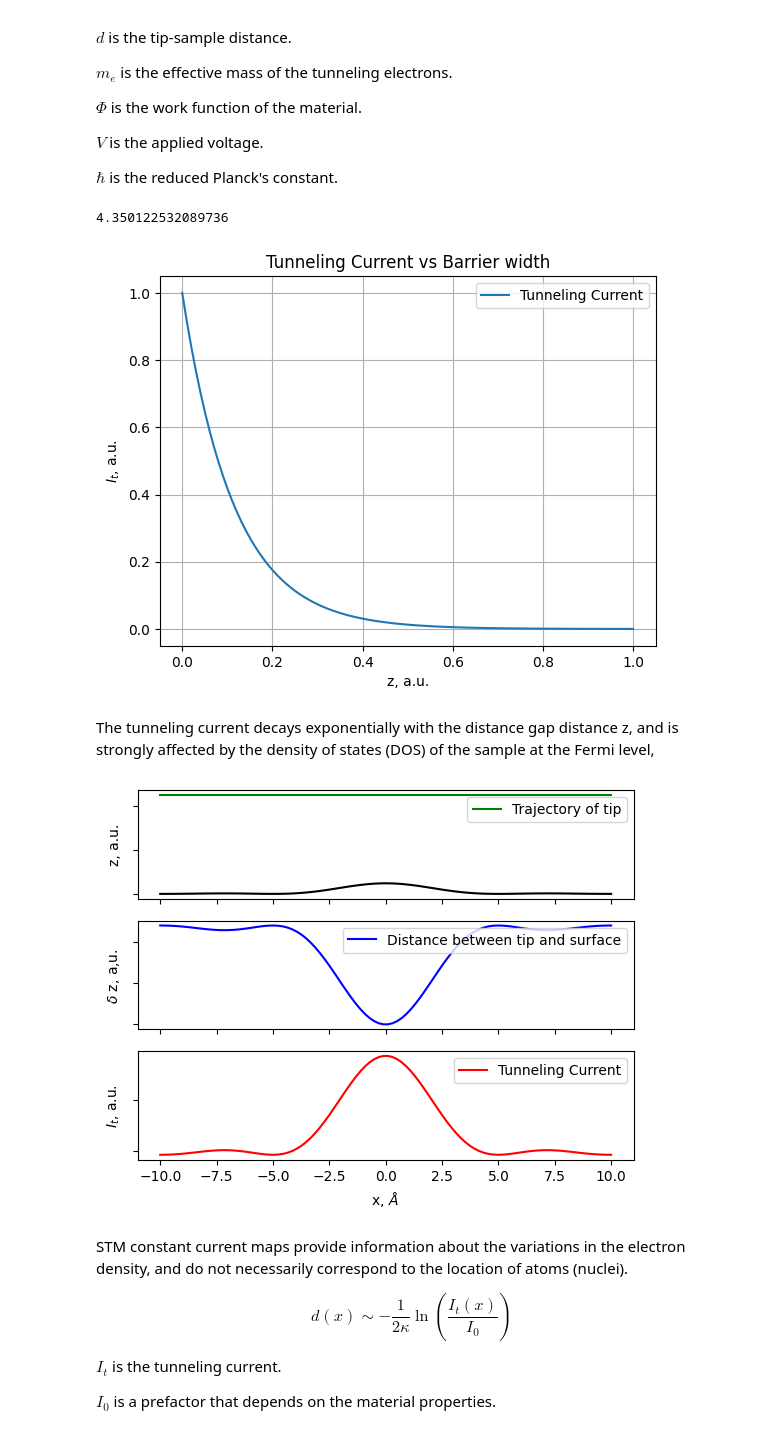
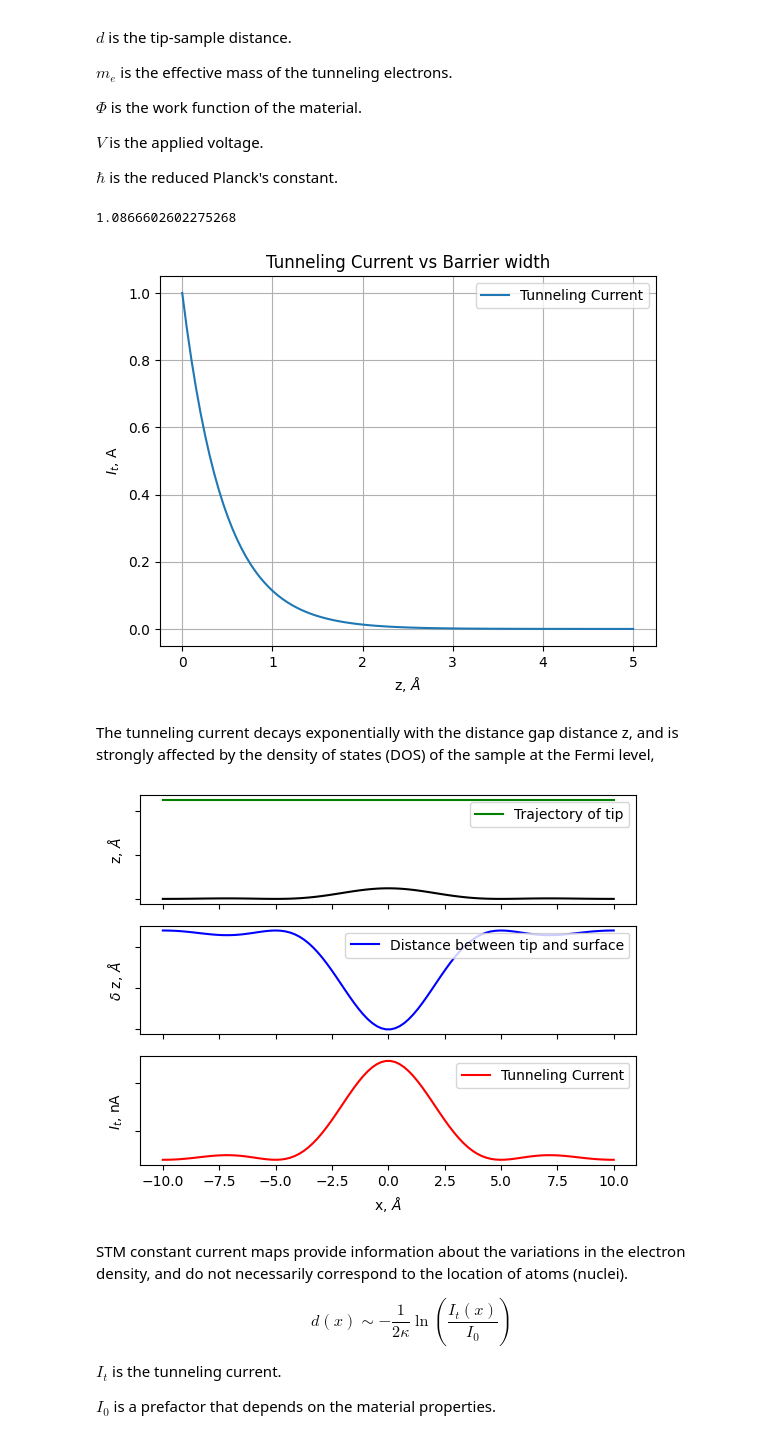
Before and after one commit to MariyaSV78/notebook_STM, a Jupyter notebook: STM/STM.ipynb, the cells around one changed output. Drawn from its saved outputs; the diff is of its cells as text; code cells hidden in the pictures.

```diff
--- a/STM/STM.ipynb
+++ b/STM/STM.ipynb
@@ -81,32 +77,39 @@ $\hbar$  is the reduced Planck's constant.
 # %%
 import numpy as np
 import matplotlib.pyplot as plt
 from scipy.integrate import cumtrapz
 
+"""
+    Dependence of the tunnel current on the barrier width.
+
+    In this section we also calculate the value of the wave vector for studing system. This value will be used in previous blocks.
+
+"""
+
 # Using parameters
 I0 = 1.0  # Adjust as needed
-m = 9.11e-31 # Electron mass in kg
+m = 9.11e-31*6.24e18 #Electron mass in eV*s^2/m^2 -> kg = J s^2/m^2 -> J = 6,24e18 eV -> 5,68e-12 eVs^2/m^2
 phi = 4.5  # Work function eV
 V = 0.0003 # Applied voltage in V
 
-k = np.sqrt(2 * m * (phi - V))/6.5821e-16 # the tunneling attenuation constant, if V is low 6.5821e-16
+k = (np.sqrt(2 * m * (phi - V))/6.5821e-16)*1e-10 # is the wave vector in 1/A, if V is low.
 print (k)
 
 # Calculate the varying tip-sample separation (distance) from the surface profile
-d = np.linspace(0, 1, 100)
-tunneling_current = I0 * np.exp(-2 * k * d) # redused Planck constant in 6.5821e-16 eV*s or 1.054e-34 J*s
+z = np.linspace(0, 5, 100)
+tunneling_current = I0 * np.exp(-2 * k * z) # redused Planck constant in 6.5821e-16 eV*s or 1.054e-34 J*s
 
 # Plot the results
-plt.plot(d, tunneling_current,label='Tunneling Current')
-plt.xlabel('z, a.u.')
-plt.ylabel('$I_{t}$, a.u.')
+plt.plot(z, tunneling_current,label='Tunneling Current')
+plt.xlabel('z, $\AA$')
+plt.ylabel('$I_{t}$, A')
 plt.title('Tunneling Current vs Barrier width')
 plt.legend()
 plt.grid(True)
 plt.show()
 # %% [output]
-4.350122532089736
+1.0866602602275268
-[figure, old version]
+[figure, new version]
 # %% [markdown]
 The tunneling current decays exponentially with the distance gap distance z, and
 is strongly affected by the density of states (DOS) of the sample at the Fermi level,
@@ -117,6 +120,8 @@ is strongly affected by the density of states (DOS) of the sample at the Fermi l
     - dependence of the tunnel current on the distance between the tip and the surface of the sample (Fig.1c);
 
 """
+import numpy as np
+import matplotlib.pyplot as plt
 
 # Surface profile function sinc^2(x)
 # Parameters for scaling and shifting
@@ -129,12 +134,12 @@ def surface_profile(x):
 
 x_values = np.linspace(-10, 10, 100)
 
-profile = height_scaling_factor * (width_scaling_factor * np.sinc(width_scaling_factor * x_values))**2
+profile = surface_profile(x_values)
 z0 = np.max(profile) + 0.1 # distance between the tip and sample's surface
-z_values = z0 - surface_profile(x_values)
+z = z0 - profile
 
 # Calculate tunneling current at each position x
-tunneling_current_surface = I0 * np.exp(-2 * k * z_values) #6.58e-16eV 1.054e-34
+tunneling_current_surface = I0 * np.exp(-2 * k * z) #6.58e-16eV 1.054e-34
 
 
 # Create a figure with two subplots stacked vertically
@@ -144,13 +149,13 @@ fig, (ax0, ax1, ax2) = plt.subplots(3, 1, sharex=True)
 ax0.plot(x_values, profile, color='black') #label='Distance between tip and surface',
 ax0.plot(x_values, z0 * np.ones_like(x_values), label='Trajectory of tip', color='green' )  # Plotting z0(x)
 
-ax0.set_ylabel('z, a.u.')
+ax0.set_ylabel('z, $\AA$')
 ax0.set_yticklabels([])
 ax0.legend(loc='upper right', bbox_to_anchor=(1, 1))
 
 # Plot: Distance between tip and surface
-ax1.plot(x_values, z_values, label='Distance between tip and surface', color='blue') #
-ax1.set_ylabel('$\delta$ z, a,u.')
+ax1.plot(x_values, z, label='Distance between tip and surface', color='blue') #
+ax1.set_ylabel('$\delta$ z, $\AA$')
 ax1.set_yticklabels([])
 ax1.legend(loc='upper right', bbox_to_anchor=(1, 1))
 
@@ -158,13 +163,13 @@ ax1.legend(loc='upper right', bbox_to_anchor=(1, 1))
 ax2.plot(x_values, tunneling_current_surface, label='Tunneling Current', color='red')
 ax2.set_xlabel('x, $\AA$ ')
 ax2.set_yticklabels([])
-ax2.set_ylabel('$I_{t}$, a.u.')
+ax2.set_ylabel('$I_{t}$, nA')
 ax2.legend(loc='upper right', bbox_to_anchor=(1, 1))
 
 # plt.suptitle('Tunneling Current vs Tip-Sample Separation')
 plt.show()
 # %% [output]
-[figure, old version]
+[figure, new version]
 # %% [markdown]
 STM constant current maps provide information about the variations in the
 electron density, and do not necessarily correspond to the location of atoms (nuclei).
```
Also changed, not shown: parts of 4 cells of this notebook.
